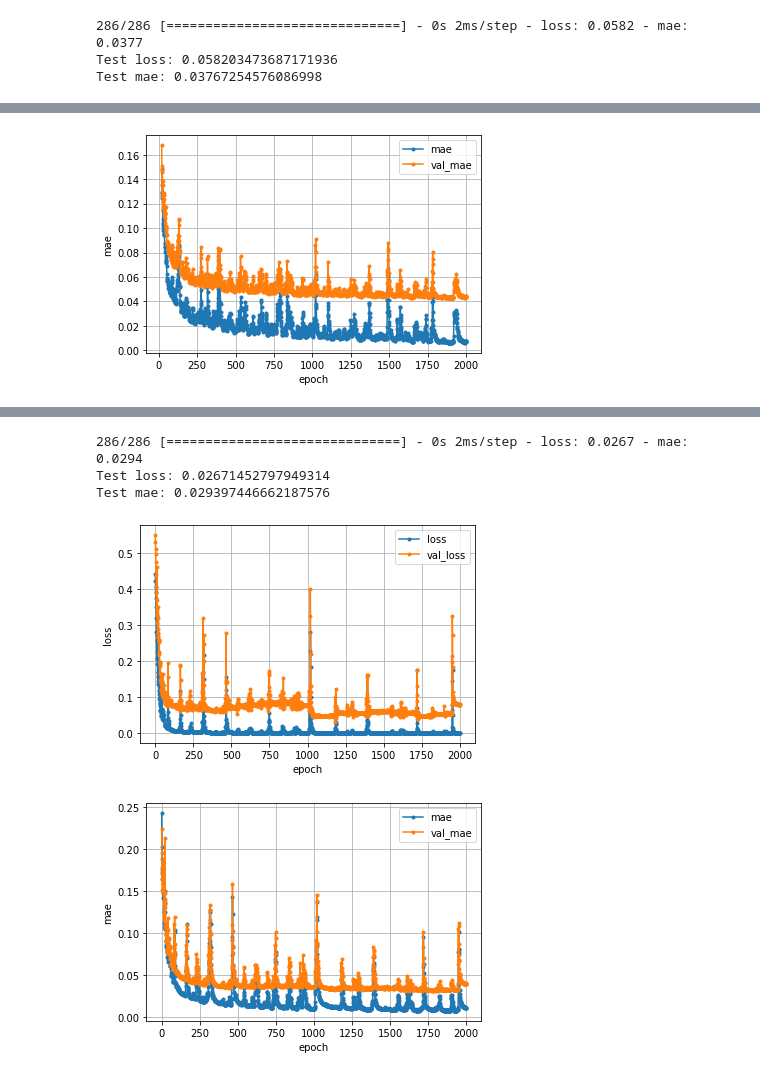
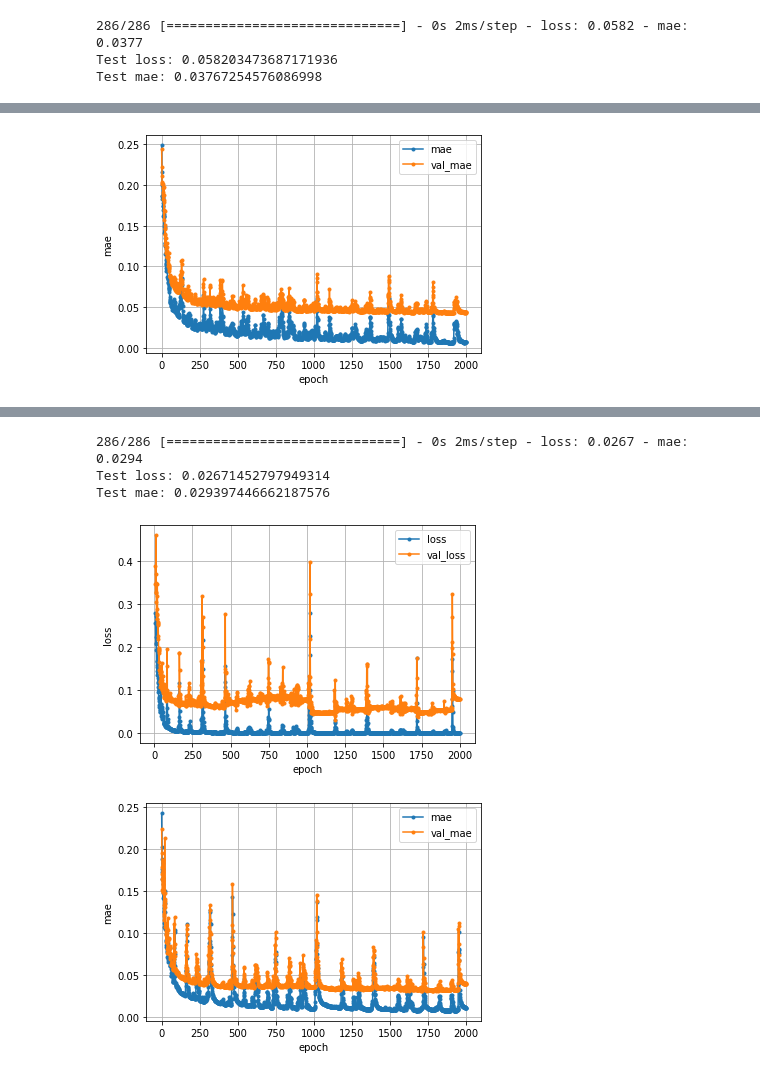
Before and after one commit to nomchanz/graduation_thesis_new, a Jupyter notebook: forwardNN_n1000_rawdata_seed2_3.ipynb, the cells around one changed output, grey strips where cells are left out. Drawn from its saved outputs; the diff is of its cells as text; code cells hidden in the pictures.

```diff
--- a/forwardNN_n1000_rawdata_seed2_3.ipynb
+++ b/forwardNN_n1000_rawdata_seed2_3.ipynb
@@ -234,12 +238,17 @@ mae     = history_1.history['mae']
 val_mae = history_1.history['val_mae']
 
 nb_epoch = len(mae)
-for i in range(900):
-  if max(mae)>0.15:
-    mae = mae[1:]
-    val_mae = val_mae[1:]
+for i in range(50):
+  if max(mae)>0.3:
+    if i == 49:
+      plt.plot(range(i,nb_epoch), mae, marker='.', label='mae')
+      plt.plot(range(i,nb_epoch), val_mae, marker='.', label='val_mae')
+      break
+    else:
+      mae = mae[1:]
+      val_mae = val_mae[1:]
   else:
-    plt.plot(range(i,nb_epoch), mae,     marker='.', label='mae')
+    plt.plot(range(i,nb_epoch), mae, marker='.', label='mae')
     plt.plot(range(i,nb_epoch), val_mae, marker='.', label='val_mae')
     break
 plt.legend(loc='best', fontsize=10)
@@ -398,10 +407,15 @@ loss     = history_2.history['loss']
 val_loss = history_2.history['val_loss']
 
 nb_epoch = len(loss)
-for i in range(900):
-  if max(loss)>0.15:
-    loss = loss[1:]
-    val_loss = val_loss[1:]
+for i in range(50):
+  if max(loss)>0.3:
+    if i == 49:
+      plt.plot(range(i,nb_epoch), loss, marker='.', label='loss')
+      plt.plot(range(i,nb_epoch), val_loss, marker='.', label='val_loss')
+      break
+    else:
+      loss = loss[1:]
+      val_loss = val_loss[1:]
   else:
     plt.plot(range(i,nb_epoch), loss, marker='.', label='loss')
     plt.plot(range(i,nb_epoch), val_loss, marker='.', label='val_loss')
@@ -416,24 +430,29 @@ plt.show()
 # %%
 # 学習経過の可視化
 mae     = history_2.history['mae']
 val_mae = history_2.history['val_mae']
 
 nb_epoch = len(mae)
-for i in range(900):
-  if max(mae)>0.15:
-    mae = mae[1:]
-    val_mae = val_mae[1:]
+for i in range(50):
+  if max(mae)>0.3:
+    if i == 49:
+      plt.plot(range(i,nb_epoch), mae, marker='.', label='mae')
+      plt.plot(range(i,nb_epoch), val_mae, marker='.', label='val_mae')
+      break
+    else:
+      mae = mae[1:]
+      val_mae = val_mae[1:]
   else:
-    plt.plot(range(i,nb_epoch), mae,     marker='.', label='mae')
+    plt.plot(range(i,nb_epoch), mae, marker='.', label='mae')
     plt.plot(range(i,nb_epoch), val_mae, marker='.', label='val_mae')
     break
 plt.legend(loc='best', fontsize=10)
 plt.grid()
 plt.xlabel('epoch')
 plt.ylabel('mae')
 plt.show()
 # %% [output]
-[figure, old version]
+[figure, new version]
 # %%
 # 学習モデルの保存
 model_2.save(str(n)+"_random.seed("+str(seed)+")_train"+str(train)+"_raw.h5")
@@ -583,10 +602,15 @@ loss     = history_3.history['loss']
 val_loss = history_3.history['val_loss']
 
 nb_epoch = len(loss)
-for i in range(900):
-  if max(loss)>0.5:
-    loss = loss[1:]
-    val_loss = val_loss[1:]
+for i in range(50):
+  if max(loss)>0.3:
+    if i == 49:
+      plt.plot(range(i,nb_epoch), loss, marker='.', label='loss')
+      plt.plot(range(i,nb_epoch), val_loss, marker='.', label='val_loss')
+      break
+    else:
+      loss = loss[1:]
+      val_loss = val_loss[1:]
   else:
     plt.plot(range(i,nb_epoch), loss, marker='.', label='loss')
     plt.plot(range(i,nb_epoch), val_loss, marker='.', label='val_loss')
@@ -597,7 +621,7 @@ plt.xlabel('epoch')
 plt.ylabel('loss')
 plt.show()
 # %% [output]
-[figure, old version]
+[figure, new version]
 # %%
 # 学習経過の可視化
 mae     = history_3.history['mae']
```
Also changed, not shown: parts of 6 cells of this notebook.
